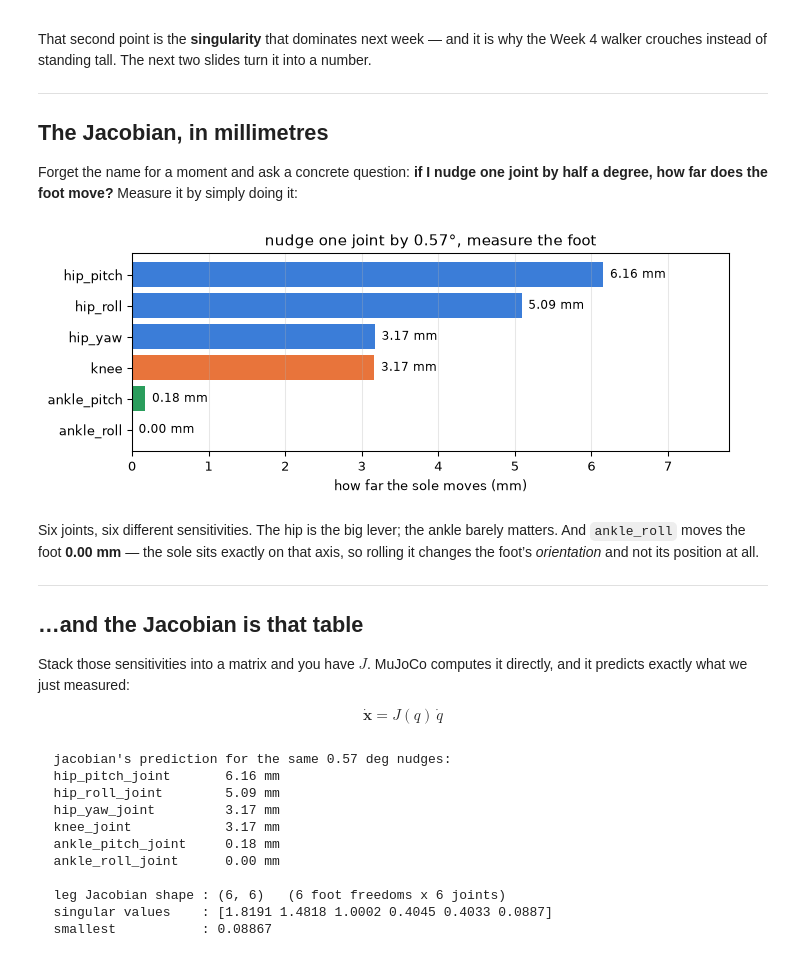
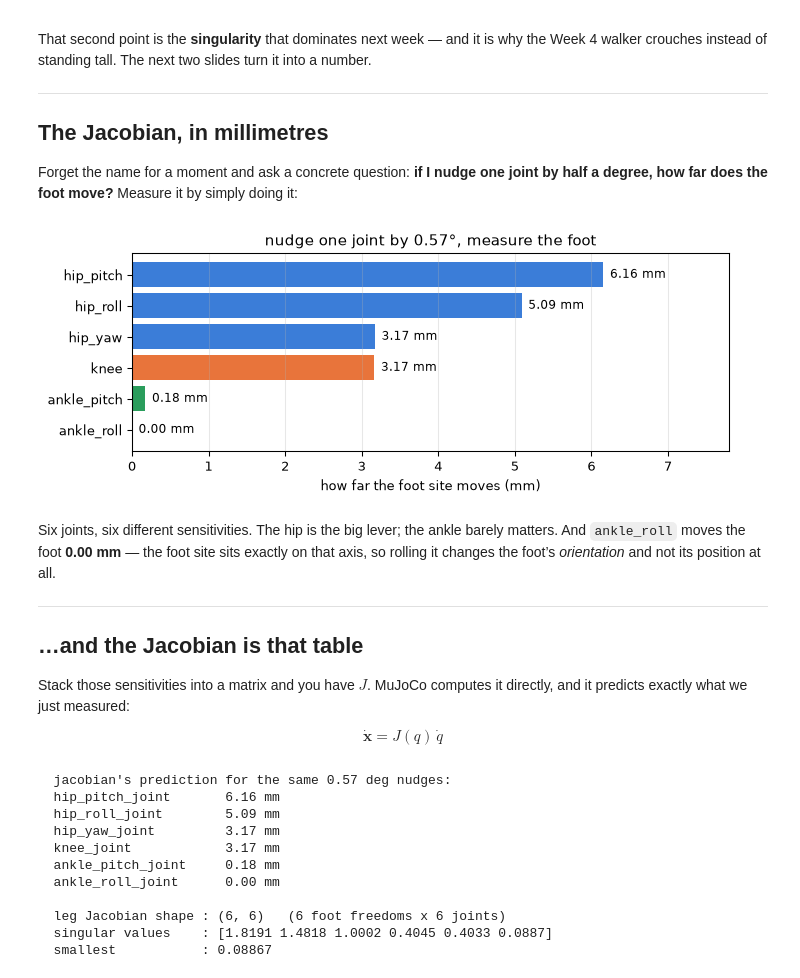
Before and after one commit to gnoejh/soc4180, a Jupyter notebook: weeks/w02-transforms/lab.ipynb, the cells around one changed output. Drawn from its saved outputs; the diff is of its cells as text; code cells hidden in the pictures.

```diff
--- a/weeks/w02-transforms/lab.ipynb
+++ b/weeks/w02-transforms/lab.ipynb
@@ -794,33 +837,33 @@ simply doing it:
 # %%
 d = soc4180.keyframe_data(model, "stand")
 d.qpos[idx] = crouch                      # hip -0.35, knee 0.70, ankle -0.35
 mujoco.mj_forward(model, d)
 p0 = d.site_xpos[kin.foot_site_id(model, "left")].copy()
 
 moved_mm = []
 for k, name in enumerate(kin.LEG_JOINTS):
     nudged = soc4180.keyframe_data(model, "stand")
     nudged.qpos[idx] = crouch
     nudged.qpos[idx[k]] += 0.01           # 0.01 rad = 0.57 degrees
     mujoco.mj_forward(model, nudged)
     moved_mm.append(np.linalg.norm(nudged.site_xpos[kin.foot_site_id(model, "left")] - p0) * 1000)
 
 fig, ax = plt.subplots(figsize=(7.4, 3.0))
 bars = ax.barh([n.replace("_joint", "") for n in kin.LEG_JOINTS], moved_mm,
                color=["#3b7dd8"] * 3 + ["#e8743b"] + ["#2a9d5c"] * 2)
 for bar, v in zip(bars, moved_mm):
     ax.annotate(f"{v:.2f} mm", (v, bar.get_y() + bar.get_height() / 2),
                 xytext=(5, 0), textcoords="offset points", va="center", fontsize=9)
 ax.invert_yaxis(); ax.set_xlim(0, 7.8)
-ax.set_xlabel("how far the sole moves (mm)")
+ax.set_xlabel("how far the foot site moves (mm)")
 ax.set_title("nudge one joint by 0.57°, measure the foot", fontsize=11)
 ax.grid(axis="x", alpha=0.3); fig.tight_layout(); plt.show()
 # %% [output]
-[figure, old version]
+[figure, new version]
 # %% [markdown]
 Six joints, six different sensitivities. The hip is the big lever; the
 ankle barely matters. And `ankle_roll` moves the foot **0.00 mm** — the
-sole sits exactly on that axis, so rolling it changes the foot’s
+foot site sits exactly on that axis, so rolling it changes the foot’s
 *orientation* and not its position at all.
 
 ------------------------------------------------------------------------
```
Also changed, not shown: parts of 7 cells of this notebook, 3 other files.
